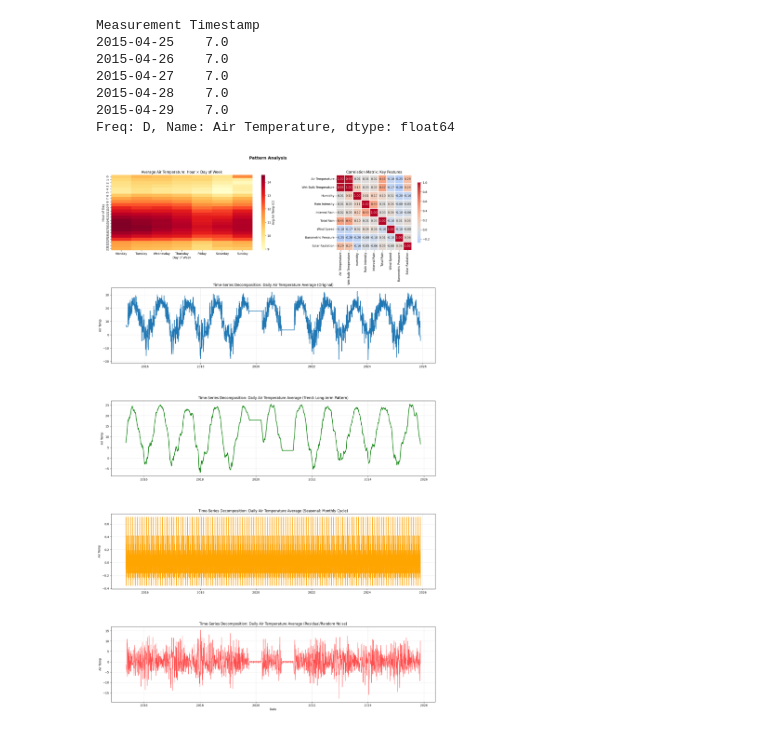
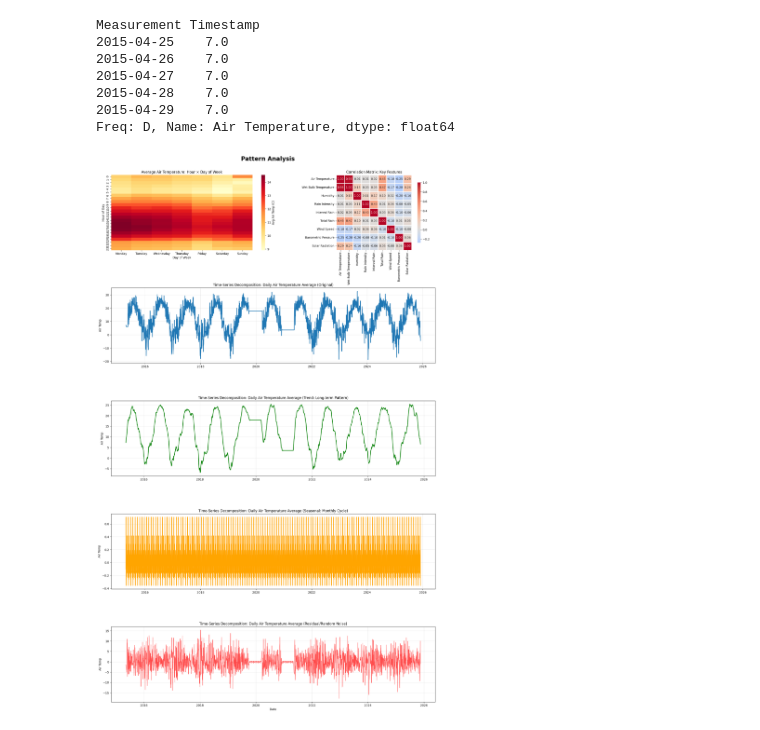
Before and after one commit to UCSF-DataSci/ds217-11-final-bobho1999, a Jupyter notebook: q5_pattern_analysis.ipynb, the cells around one changed output. Drawn from its saved outputs; the diff is of its cells as text; code cells hidden in the pictures.

```diff
--- a/q5_pattern_analysis.ipynb
+++ b/q5_pattern_analysis.ipynb
@@ -250,7 +249,7 @@ Freq: D, Name: Air Temperature, dtype: float64
 # Create visualization
 fig = plt.figure(figsize=(20, 30))
 gs = fig.add_gridspec(5, 2, width_ratios=[1.5, 1])
-fig.suptitle('Pattern Analysis', fontsize=14, fontweight='bold')
+fig.suptitle('Pattern Analysis', fontsize=20, fontweight='bold')
 plt.subplots_adjust(top=0.95)
 
 # Hourly pattern (heatmap by day of week); adopted from Lecture 11 demo
@@ -274,34 +273,34 @@ ax1.set_ylabel('Air Temp')
 ax1.set_title('Time-Series Decomposition: Daily Air Temperature Average (Original)')
 ax1.grid(True, alpha=0.3)
 plt.subplots_adjust(hspace=0.5)
 
 
 # Trend component
 ax2 = fig.add_subplot(gs[2, :])
 ax2.plot(decomposition.trend.index, decomposition.trend.values, linewidth=2, color='green')
 ax2.set_ylabel('Air Temp')
 ax2.set_title('Time-Series Decomposition: Daily Air Temperature Average (Trend: Long-term Pattern)')
 ax2.grid(True, alpha=0.3)
 
 # Seasonal component
 ax3 = fig.add_subplot(gs[3, :])
 ax3.plot(decomposition.seasonal.index, decomposition.seasonal.values, linewidth=2, color='orange')
 ax3.set_ylabel('Air Temp')
 ax3.set_title('Time-Series Decomposition: Daily Air Temperature Average (Seasonal: Monthly Cycle)')
 ax3.grid(True, alpha=0.3)
 
 # Residual (random noise)
 ax4 = fig.add_subplot(gs[4, :])
 ax4.plot(decomposition.resid.index, decomposition.resid.values, linewidth=1, color='red', alpha=0.7)
 ax4.set_ylabel('Air Temp')
 ax4.set_title('Time-Series Decomposition: Daily Air Temperature Average (Residual/Random Noise)')
 ax4.set_xlabel('Date')
 ax4.grid(True, alpha=0.3)
 
 # Save visualization
 plt.savefig('output/q5_patterns.png', dpi=300, bbox_inches='tight')
 # %% [output]
-[figure, old version]
+[figure, new version]
 # %%
 # Trend Summary
 trend_summary = f"""KEY PATTERNS IDENTIFIED
```
Also changed, not shown: parts of 1 cell of this notebook, 4 other files.
